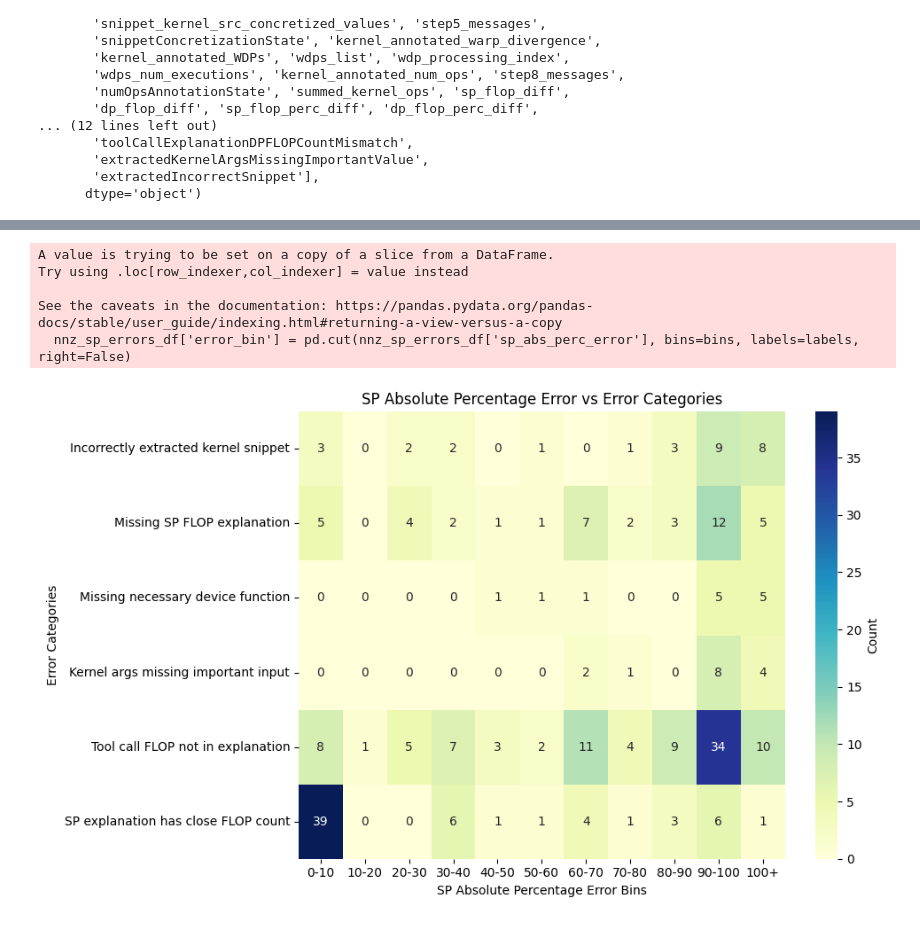
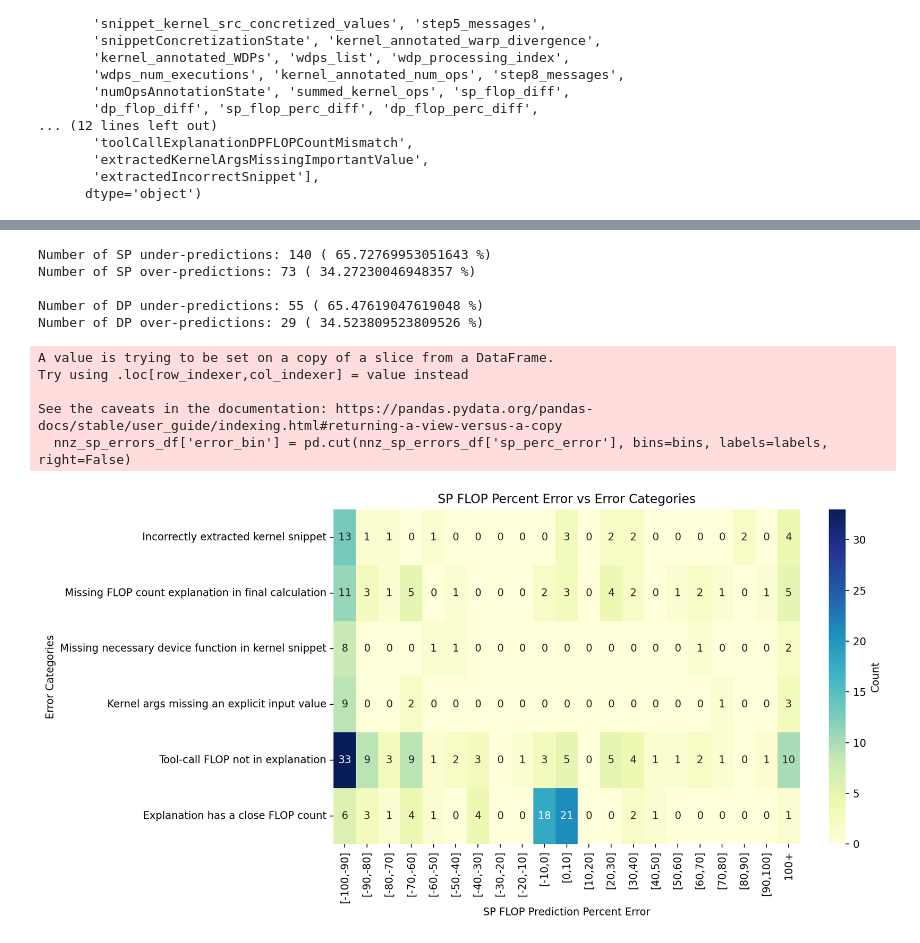
Before and after one commit to Scientific-Computing-Lab/gpuFLOPBench, a Jupyter notebook: qdecomp-langgraph-studio/kernel-survey/analysis/analyzeFailureCases.ipynb, the cells around one changed output, grey strips where cells are left out. Saved outputs shown, nothing was run; the diff lists cells and outputs as text; code cells hidden in the pictures.

Commit message:
updated plots

```diff
--- a/qdecomp-langgraph-studio/kernel-survey/analysis/analyzeFailureCases.ipynb
+++ b/qdecomp-langgraph-studio/kernel-survey/analysis/analyzeFailureCases.ipynb
@@ -669,3 +744,22 @@ See the caveats in the documentation: https://pandas.pydata.org/pandas-docs/stab
+# %%
+# how many predictions are less than 0 and how many are greater than 0
+
+sp_under_predictions = nnz_sp_errors_df[nnz_sp_errors_df['sp_perc_error'] < 0]
+sp_over_predictions = nnz_sp_errors_df[nnz_sp_errors_df['sp_perc_error'] > 0]
+print("Number of SP under-predictions:", len(sp_under_predictions), "(", len(sp_under_predictions) / len(nnz_sp_errors_df) * 100, "%)")
+print("Number of SP over-predictions:", len(sp_over_predictions), "(", len(sp_over_predictions) / len(nnz_sp_errors_df) * 100, "%)")
+print()
+
+dp_under_predictions = nnz_dp_errors_df[nnz_dp_errors_df['dp_perc_error'] < 0]
+dp_over_predictions = nnz_dp_errors_df[nnz_dp_errors_df['dp_perc_error'] > 0]
+print("Number of DP under-predictions:", len(dp_under_predictions), "(", len(dp_under_predictions) / len(nnz_dp_errors_df) * 100, "%)")
+print("Number of DP over-predictions:", len(dp_over_predictions), "(", len(dp_over_predictions) / len(nnz_dp_errors_df) * 100, "%)")
+# %% [output]
+Number of SP under-predictions: 140 ( 65.72769953051643 %)
+Number of SP over-predictions: 73 ( 34.27230046948357 %)
+
+Number of DP under-predictions: 55 ( 65.47619047619048 %)
+Number of DP over-predictions: 29 ( 34.523809523809526 %)
 # %%
 # let's define the error categories
 # 1: not an easy code (is_easy_code == False)
@@ -679,11 +773,11 @@ See the caveats in the documentation: https://pandas.pydata.org/pandas-docs/stab
 # let's make a heatmap and see if there is a category of error that is more common than others
 
 # Define bins for sp_abs_perc_error
-bins = list(range(0, 101, 10)) + [float('inf')]  # 0-10, 10-20, ..., 90-100, 100+
-labels = [f"{i}-{i+10}" for i in range(0, 100, 10)] + ["100+"]
+bins = list(range(-100, 101, 10)) + [float('inf')]  # -100-10, 10-20, ..., 90-100, 100+
+labels = [f"[{i},{i+10}]" for i in range(-100, 100, 10)] + ["100+"]
 
 # Bin the sp_abs_perc_error values
-nnz_sp_errors_df['error_bin'] = pd.cut(nnz_sp_errors_df['sp_abs_perc_error'], bins=bins, labels=labels, right=False)
+nnz_sp_errors_df['error_bin'] = pd.cut(nnz_sp_errors_df['sp_perc_error'], bins=bins, labels=labels, right=False)
 
 # Define error categories
 error_categories = [
@@ -692,43 +786,43 @@ error_categories = [
     'missing_necessary_device_function',
     'extractedKernelArgsMissingImportantValue',
     'toolCallExplanationSPFLOPCountMismatch',
     'spExplanationHasCloseFLOPCount',
 ]
 
 # Define a mapping of error categories to descriptive strings
 error_category_descriptions = {
     1: "Incorrectly extracted kernel snippet",
-    2: "Missing SP FLOP explanation",
-    3: "Missing necessary device function",
-    4: "Kernel args missing important input",
-    5: "Tool call FLOP not in explanation",
-    6: "SP explanation has close FLOP count"
+    2: "Missing FLOP count explanation in final calculation",
+    3: "Missing necessary device function in kernel snippet",
+    4: "Kernel args missing an explicit input value",
+    5: "Tool-call FLOP not in explanation",
+    6: "Explanation has a close FLOP count"
 }
 
 # Create a DataFrame to count occurrences of each error category in each bin
 heatmap_data = pd.DataFrame(0, index=labels, columns=range(1, len(error_categories)))
 
 for i, category in enumerate(error_categories, start=1):
     heatmap_data[i] = nnz_sp_errors_df.groupby('error_bin')[category].sum()
 
 # Update the Y-axis labels to use descriptive strings
 heatmap_data = heatmap_data.rename(columns=error_category_descriptions)
 
 # Plot the heatmap with swapped axes
-plt.figure(figsize=(10, 6))
+plt.figure(figsize=(12, 6), dpi=200)
 sns.heatmap(heatmap_data.T, annot=True, fmt="d", cmap="YlGnBu", cbar_kws={'label': 'Count'})
 plt.ylabel("Error Categories")
-plt.xlabel("SP Absolute Percentage Error Bins")
-plt.title("SP Absolute Percentage Error vs Error Categories")
+plt.xlabel("SP FLOP Prediction Percent Error")
+plt.title("SP FLOP Percent Error vs Error Categories")
 plt.tight_layout()
 plt.show()
 # %% [output]
 A value is trying to be set on a copy of a slice from a DataFrame.
 Try using .loc[row_indexer,col_indexer] = value instead
 
 See the caveats in the documentation: https://pandas.pydata.org/pandas-docs/stable/user_guide/indexing.html#returning-a-view-versus-a-copy
-  nnz_sp_errors_df['error_bin'] = pd.cut(nnz_sp_errors_df['sp_abs_perc_error'], bins=bins, labels=labels, right=False)
+  nnz_sp_errors_df['error_bin'] = pd.cut(nnz_sp_errors_df['sp_perc_error'], bins=bins, labels=labels, right=False)
-[figure, old version]
+[figure, new version]
 # %%
 # let's define the error categories
 # 1: not an easy code (is_easy_code == False)
```
Also changed, not shown: parts of 6 cells of this notebook, 1 other file.
